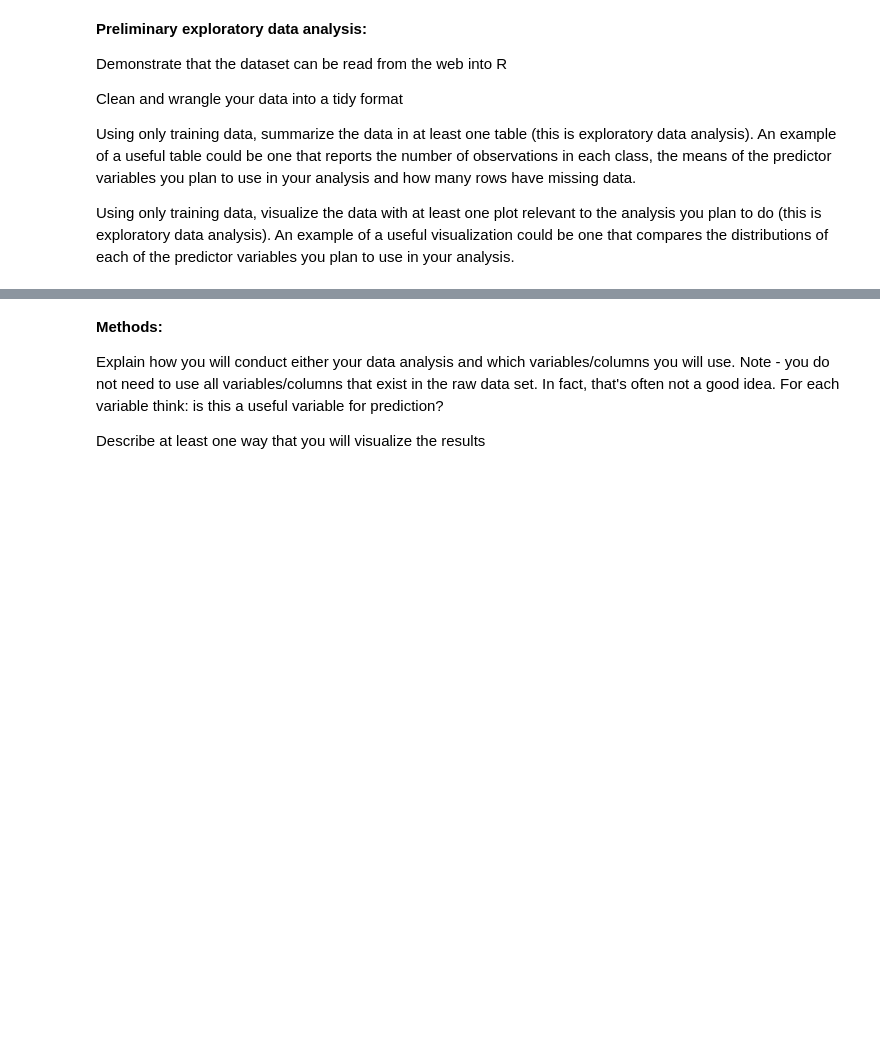
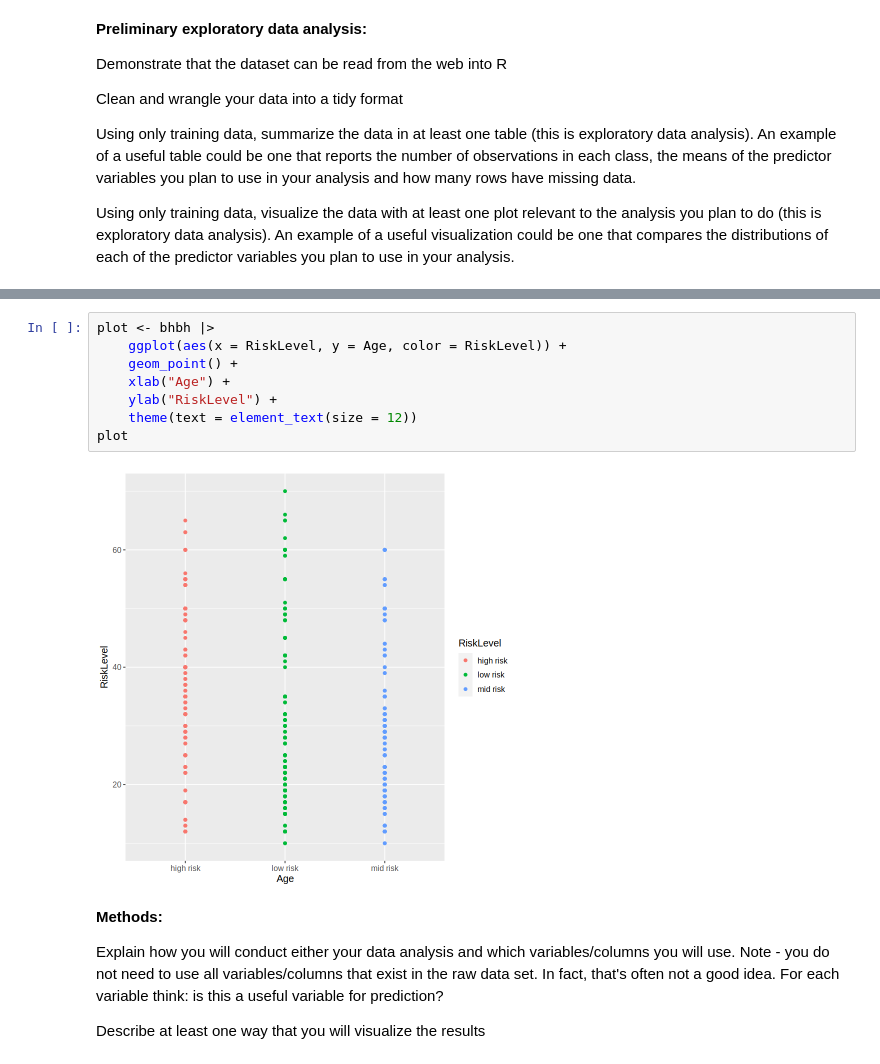
Before and after one commit to asnbl/dsci-100-2023-24W-group-16, a Jupyter notebook: Group project proposal.ipynb, the cells around one changed output, grey strips where cells are left out. Drawn from its saved outputs; the diff is of its cells as text; blank space fills up the shorter version.

```diff
--- a/Group project proposal.ipynb
+++ b/Group project proposal.ipynb
@@ -62,3 +73,13 @@ A tibble: 150 × 3
+# %%
+plot <- bhbh |>
+    ggplot(aes(x = RiskLevel, y = Age, color = RiskLevel)) +
+    geom_point() +
+    xlab("Age") +
+    ylab("RiskLevel") +
+    theme(text = element_text(size = 12))
+plot
+# %% [output]
+[figure, added]
 # %% [markdown]
 **Methods:**
 
```
Also changed, not shown: parts of 3 cells of this notebook.
